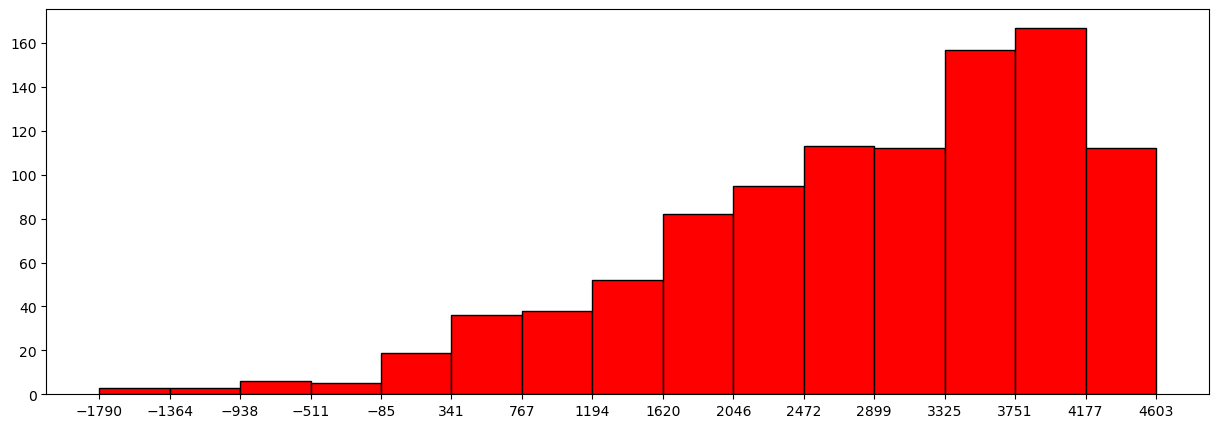
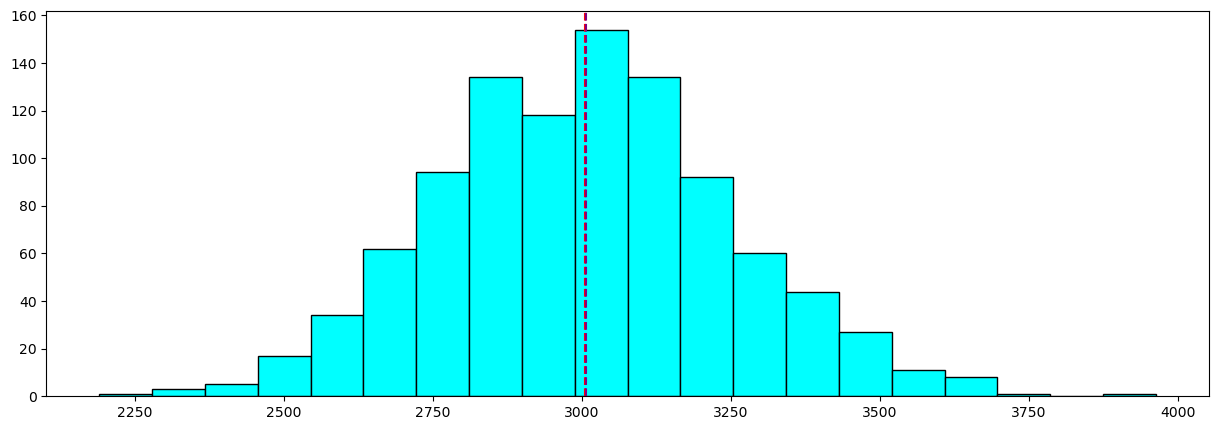
Unified diff of the notebook cell whose output changed from the first chart to the second:
--- before
+++ after
@@ -1,4 +1,6 @@
-plt.figure(figsize = (15,5))
-_,bin_edges,_ = plt.hist(x = df_analisis['Equipo_Gamma'], bins = 15, edgecolor = "black", label = "Total Revenue absolute frequency", color = 'red')
-plt.xticks(bin_edges)
-plt.show()
+for team in numerical_values:
+    plt.figure(figsize = (15,5))
+    plt.hist(x = df_final[team], bins = 20, edgecolor = "black", label = f"{team}", color = 'cyan')
+    plt.axvline(df_final[team].mean(), color = 'red', linestyle = "--")
+    plt.axvline(df_final[team].median(), color = 'purple', linestyle = "--")
+    plt.show()

Commit: Dataframe weno